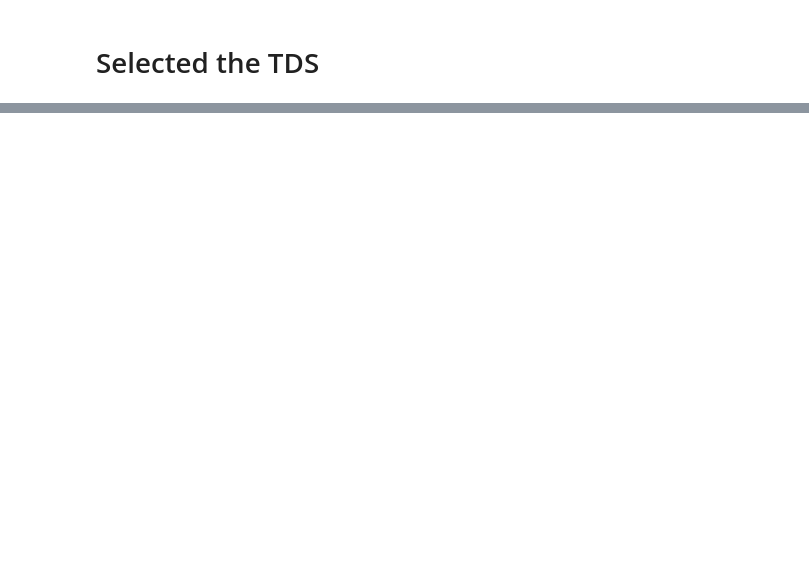
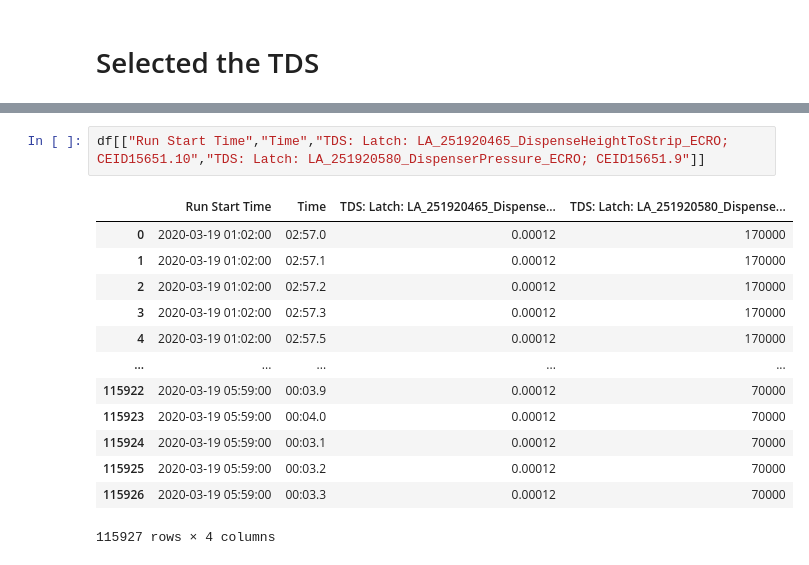
Before and after one commit to manhanton/test_15June, a Jupyter notebook: Data_prep_DDE.ipynb, the cells around one changed output, grey strips where cells are left out. Cells and saved outputs as stored; diff of their text form; blank space fills up the shorter version.

```diff
--- a/Data_prep_DDE.ipynb
+++ b/Data_prep_DDE.ipynb
@@ -143,0 +151,16 @@ Name: Time, dtype: object
+# %%
+df[["Run Start Time","Time","TDS: Latch: LA_251920465_DispenseHeightToStrip_ECRO; CEID15651.10","TDS: Latch: LA_251920580_DispenserPressure_ECRO; CEID15651.9"]]
+# %% [output]
+|  | Run Start Time | Time | TDS: Latch: LA_251920465_Dispense... | TDS: Latch: LA_251920580_Dispense... |
+| 0 | 2020-03-19 01:02:00 | 02:57.0 | 0.00012 | 170000 |
+| 1 | 2020-03-19 01:02:00 | 02:57.1 | 0.00012 | 170000 |
+| 2 | 2020-03-19 01:02:00 | 02:57.2 | 0.00012 | 170000 |
+| 3 | 2020-03-19 01:02:00 | 02:57.3 | 0.00012 | 170000 |
+| 4 | 2020-03-19 01:02:00 | 02:57.5 | 0.00012 | 170000 |
+| ... | ... | ... | ... | ... |
+| 115922 | 2020-03-19 05:59:00 | 00:03.9 | 0.00012 | 70000 |
+| 115923 | 2020-03-19 05:59:00 | 00:04.0 | 0.00012 | 70000 |
+| 115924 | 2020-03-19 05:59:00 | 00:03.1 | 0.00012 | 70000 |
+| 115925 | 2020-03-19 05:59:00 | 00:03.2 | 0.00012 | 70000 |
+| 115926 | 2020-03-19 05:59:00 | 00:03.3 | 0.00012 | 70000 |
+115927 rows × 4 columns
```
Also changed, not shown: parts of 4 cells of this notebook.
